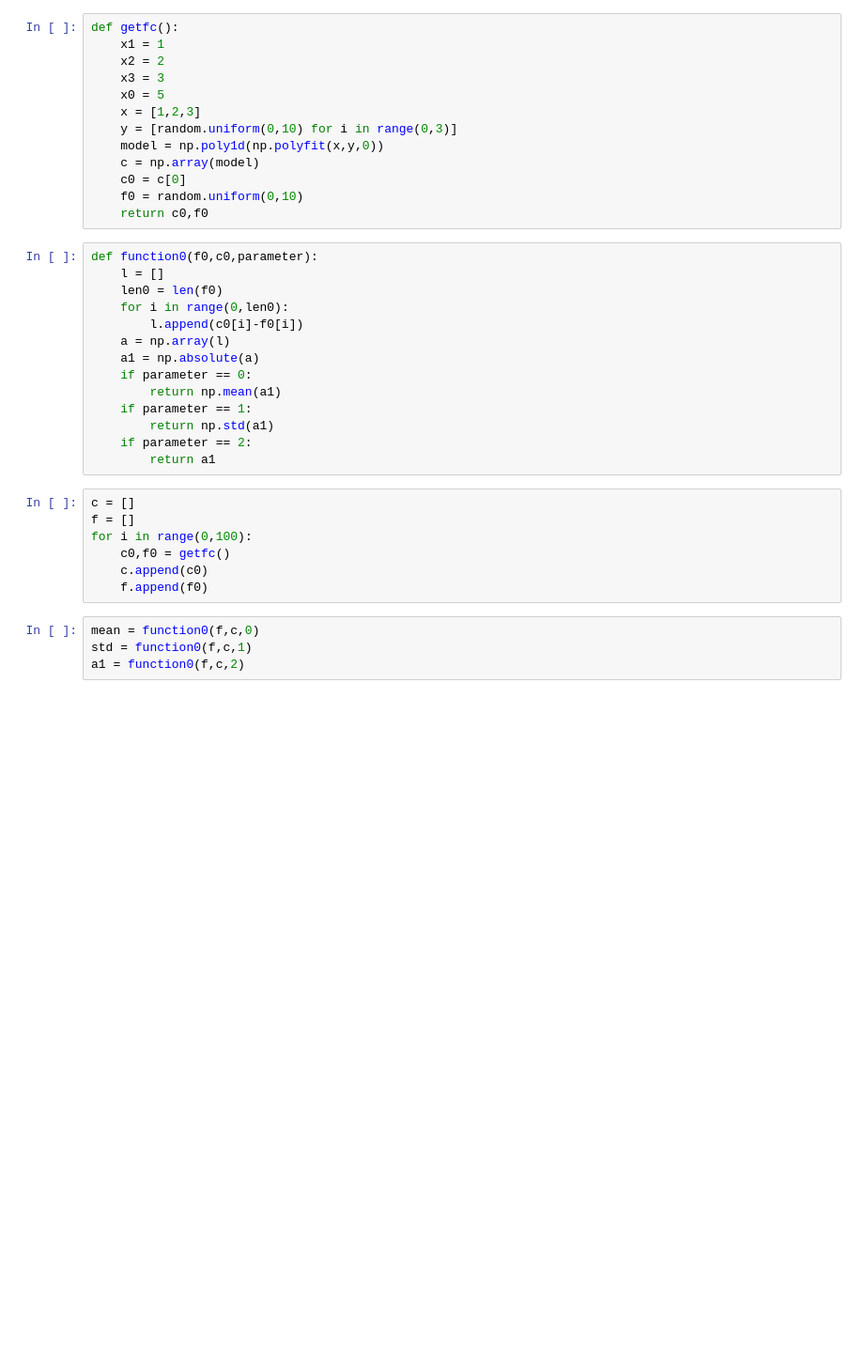
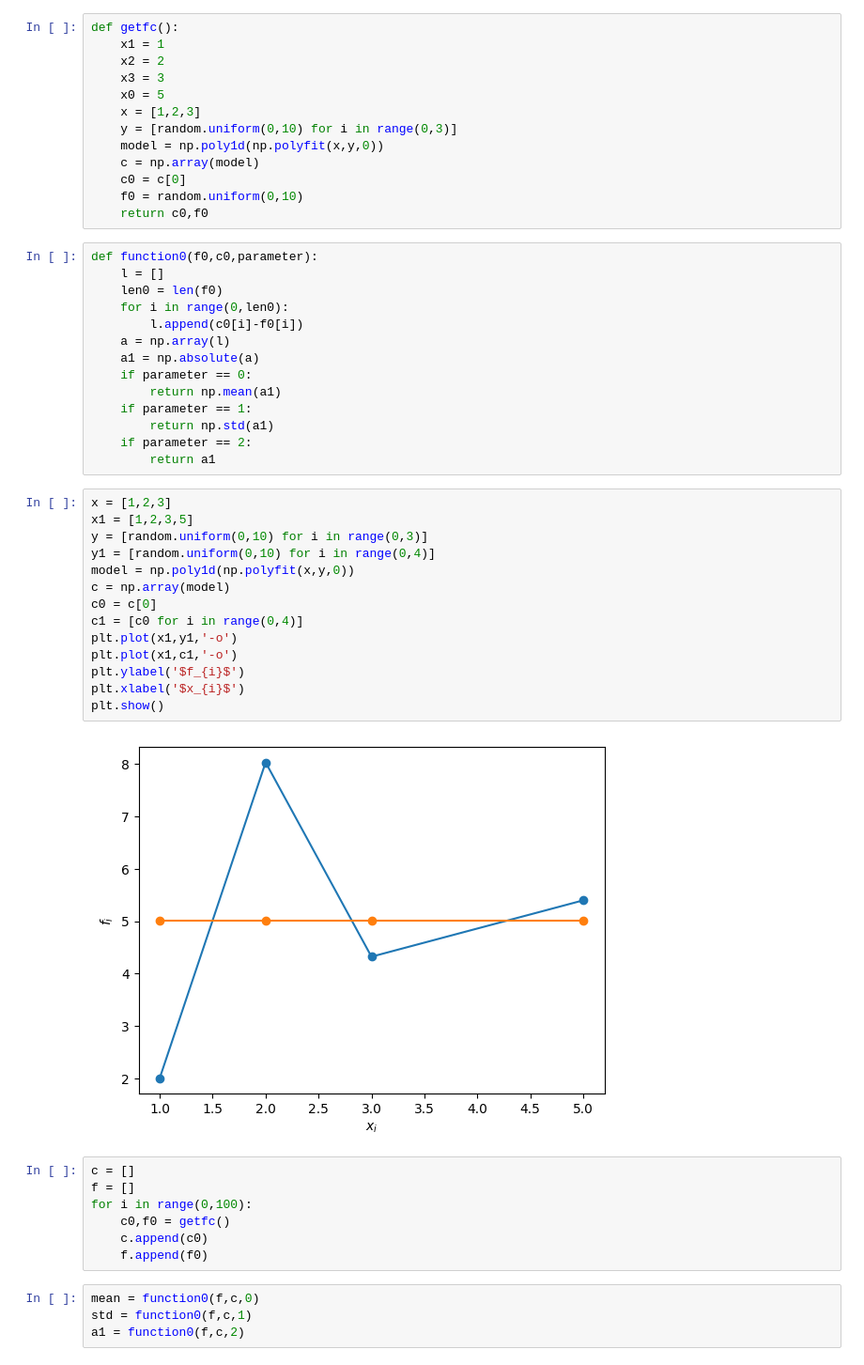
Before and after one commit to wanaler/BD_ML_AI, a Jupyter notebook: code/exersise4.ipynb, the cells around one changed output. Shown at 94% size. Cells and saved outputs as stored; diff of their text form; blank space fills up the shorter version.

```diff
--- a/code/exersise4.ipynb
+++ b/code/exersise4.ipynb
@@ -32,6 +32,22 @@ def function0(f0,c0,parameter):
         return np.std(a1)
     if parameter == 2:
         return a1
+# %%
+x = [1,2,3]
+x1 = [1,2,3,5]
+y = [random.uniform(0,10) for i in range(0,3)]
+y1 = [random.uniform(0,10) for i in range(0,4)]
+model = np.poly1d(np.polyfit(x,y,0))
+c = np.array(model)
+c0 = c[0]
+c1 = [c0 for i in range(0,4)]
+plt.plot(x1,y1,'-o')
+plt.plot(x1,c1,'-o')
+plt.ylabel('$f_{i}$')
+plt.xlabel('$x_{i}$')
+plt.show()
+# %% [output]
+[figure, added]
 # %%
 c = []
 f = []
```
Also changed, not shown: parts of 4 cells of this notebook.
